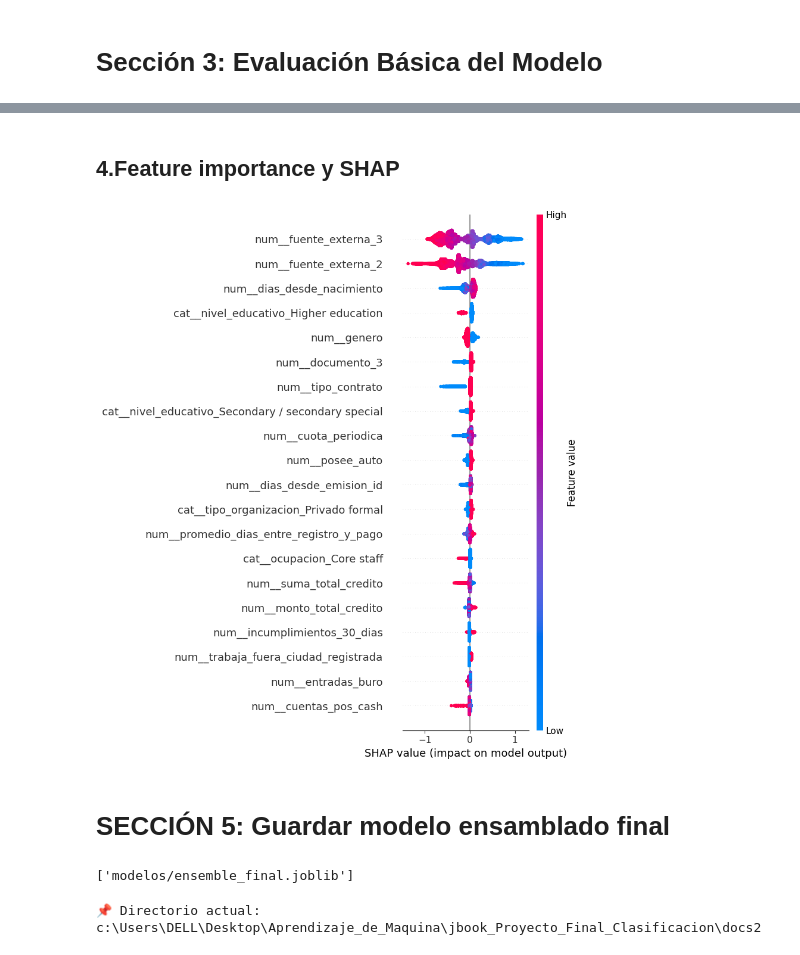
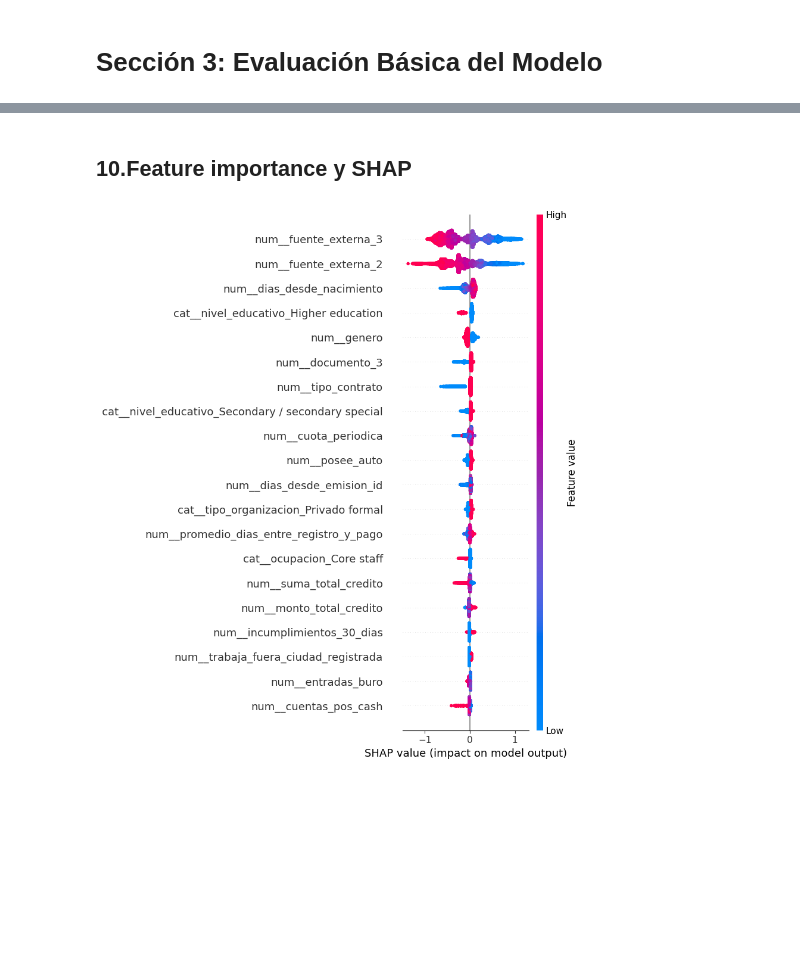
Before and after one commit to Jefryllerena/Proyecto_Final_Clasificacion, a Jupyter notebook: _sources/modelo_propuesto.ipynb, the cells around one changed output, grey strips where cells are left out. Cells and saved outputs as stored; diff of their text form; code cells hidden in the pictures; blank space fills up the shorter version.

```diff
--- a/_sources/modelo_propuesto.ipynb
+++ b/_sources/modelo_propuesto.ipynb
@@ -117,8 +115,8 @@ pipeline_rf = ImbPipeline([
 
 param_grid_rf = {
     "sampler": samplers,
-    "clf__n_estimators": [100, 200, 300],
-    "clf__max_depth": [None, 10, 20],
+    "clf__n_estimators": [100],
+    "clf__max_depth": [None, 10],
     "clf__min_samples_split": [2, 5]
 }
 
@@ -142,4 +140,6 @@ t_rf = time.time() - t0
 
 # Mostrar visualmente el mejor estimador
 grid_rf.best_estimator_
+best_rf = grid_rf.best_estimator_
+print(best_rf)
 # %% [output]
@@ -180,7 +180,7 @@ pipeline_xgb = ImbPipeline([
 
 param_grid_xgb = {
     "sampler": samplers,
-    "clf__n_estimators":     [100, 200],
+    "clf__n_estimators":     [100],
     "clf__max_depth":        [3, 5, 7],
     "clf__learning_rate":    [0.05, 0.1],
     "clf__scale_pos_weight": [1, 5, 10]
@@ -208,4 +208,6 @@ set_config(display='diagram')  # Activa el modo de diagrama
 
 # Mostrar visualmente el mejor estimador
 grid_xgb.best_estimator_
+best_xgb = grid_xgb.best_estimator_
+print(best_xgb)
 # %% [output]
@@ -544,2 +664,2 @@ plt.show()
 # %% [markdown]
-## 4.Feature importance y SHAP
+## 10.Feature importance y SHAP
@@ -546,39 +670,18 @@ plt.show()
 # %%
-import shap
-
-# Obtener el preprocesamiento y modelo desde el pipeline
-model = best_xgb.named_steps["clf"]
+# 1) Preprocesar X_test
 X_test_proc = best_xgb.named_steps["preproc"].transform(X_test)
-
-# Obtener nombres de variables transformadas
 feature_names = best_xgb.named_steps["preproc"].get_feature_names_out()
 
-# Aplicar SHAP
-explainer = shap.Explainer(model)
-shap_vals = explainer(X_test_proc)
+# 2) SHAP con TreeExplainer
+explainer = shap.TreeExplainer(best_xgb.named_steps["clf"].get_booster())
+shap_vals = explainer.shap_values(X_test_proc)
 
-# Mostrar gráfico con nombres reales
-shap.summary_plot(shap_vals, features=X_test_proc, feature_names=feature_names)
+# 3) Gráfico resumen
+shap.summary_plot(
+    shap_vals,
+    features=X_test_proc,
+    feature_names=feature_names,
+    max_display=20
+)
 # %% [output]
-[figure, old version]
+[figure, new version]
-# %% [markdown]
-# SECCIÓN 5: Guardar modelo ensamblado final
-# %%
-import os
-import joblib
-
-# Crear carpeta
-os.makedirs("modelos", exist_ok=True)
-
-# Guardar el modelo ensamblado
-joblib.dump(stack, "modelos/ensemble_final.joblib")
-
-# (Opcional) Para cargar más adelante:
-# loaded_model = joblib.load("modelos/ensemble_final.joblib")
-# %% [output]
-['modelos/ensemble_final.joblib']
-# %%
-import os
-print("📌 Directorio actual:", os.getcwd())
-# %% [output]
-📌 Directorio actual: c:\Users\DELL\Desktop\Aprendizaje_de_Maquina\jbook_Proyecto_Final_Clasificacion\docs2
```
Also changed, not shown: parts of 35 cells of this notebook, 43 other files.
